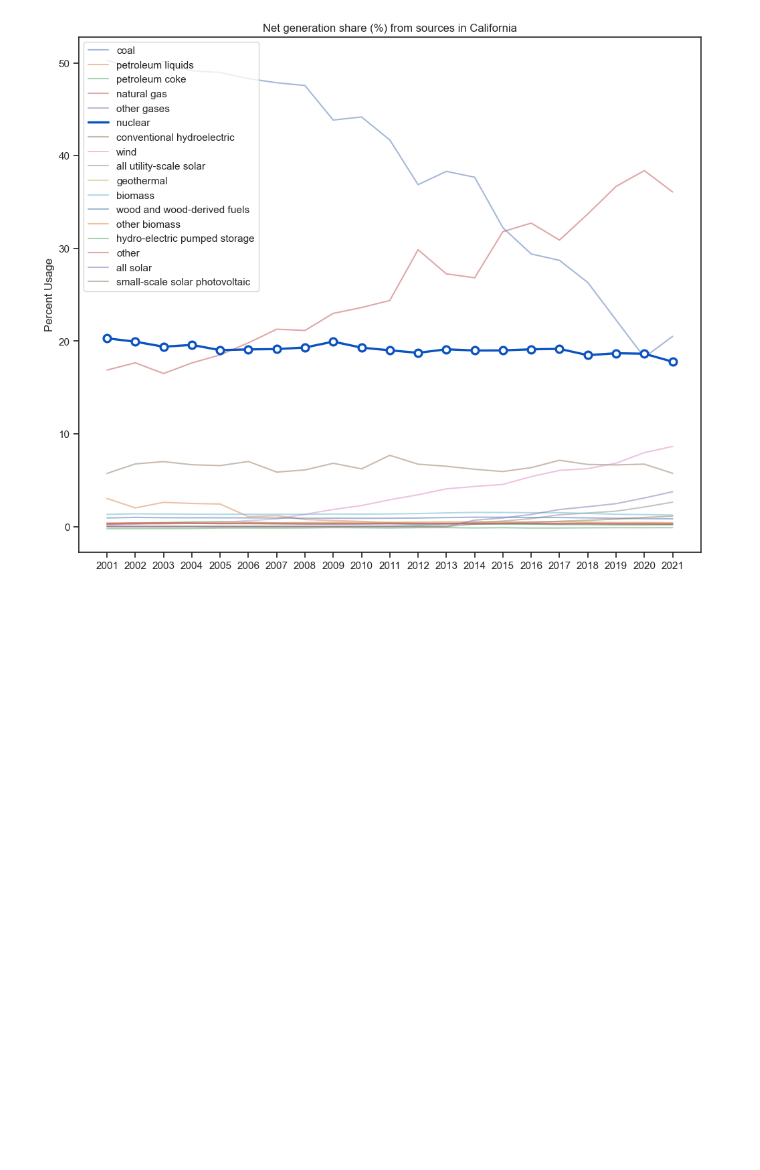
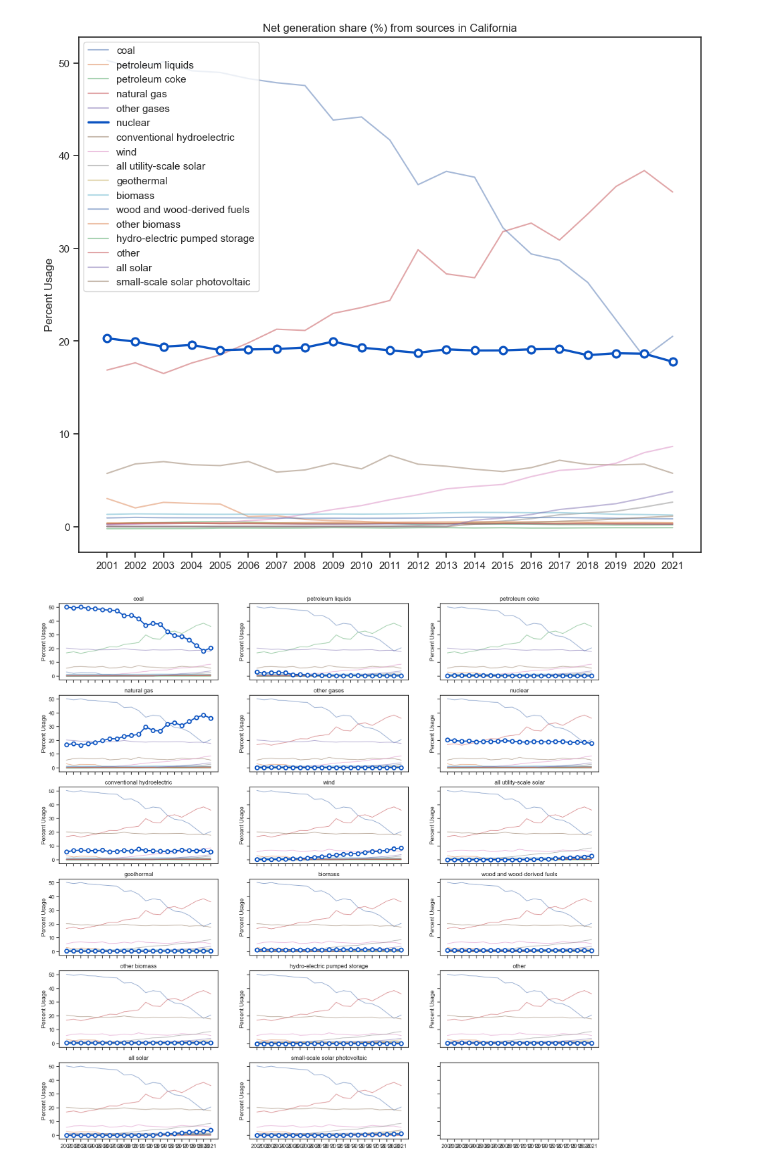
Before and after one commit to AlexandreSeb97/CIV190-Fall22-FinalProject, a Jupyter notebook: analysis_notebook.ipynb, the cells around one changed output. Drawn from its saved outputs; the diff is of its cells as text; code cells hidden in the pictures; blank space fills up the shorter version.

Commit message:
more preliminary plots

```diff
--- a/analysis_notebook.ipynb
+++ b/analysis_notebook.ipynb
@@ -256,3 +268,25 @@ ax.set_ylabel('Percent Usage')
 ax.set_title('Net generation share (%) from sources in California');
 # %% [output]
 [figure]
+# %%
+def plot_source(source, data, annotate, ax):
+    for source_inner in sources:
+        x = data.index.values
+        y = data[source_inner]
+
+        if source_inner == source:
+            ax.plot(x, y, color="#0b53c1", lw=2.4, zorder=10)
+            ax.scatter(x, y, fc="w", ec="#0b53c1", s=60, lw=2.4, zorder=12)
+            # Pass the first and last values to the add_label function
+        else:
+            ax.plot(x, y, lw=1.5, alpha=0.5)
+    ax.set_xticks(np.arange(2001, 2022, 5))
+    ax.set_ylabel('Percent Usage')
+    ax.set_title(source);
+# %%
+fig, axes = plt.subplots(6,3, sharex=True, sharey=True, figsize=(20,20))
+for idx, (ax, source) in enumerate(zip(axes.ravel(), sources)):
+    annotate = idx == 0
+    plot_source(source, percgen, annotate, ax)
+# %% [output]
+[figure, added]
```
Also changed, not shown: parts of 1 cell of this notebook, 1 other file.
